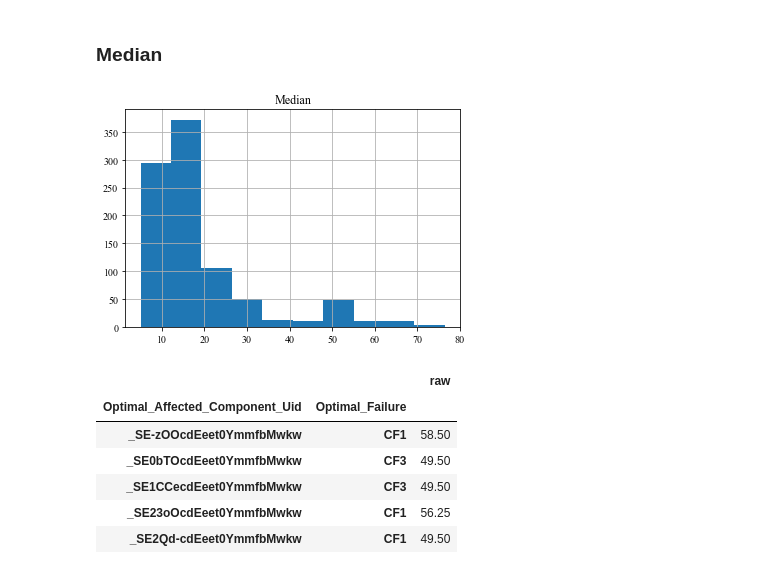
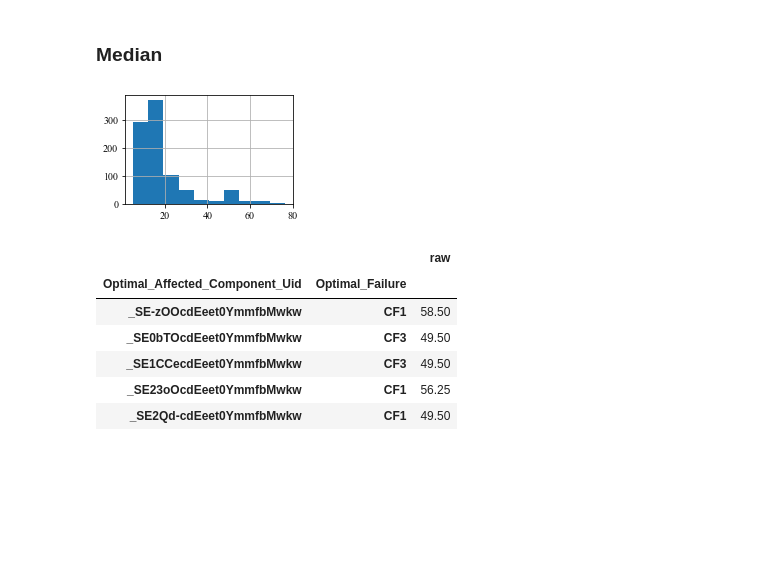
Before and after one commit to hpi-sam/rl-4-self-repair, a Jupyter notebook: data_analysis/01_main_data.ipynb, the cells around one changed output. Cells and saved outputs as stored; diff of their text form; code cells hidden in the pictures; blank space fills up the shorter version.

```diff
--- a/data_analysis/01_main_data.ipynb
+++ b/data_analysis/01_main_data.ipynb
@@ -98,10 +99,10 @@ mean_group[mean_group.raw > 40]
 ### Median
 # %%
 median = dh.data.groupby([dh.data.columns[0], dh.data.columns[1]]).agg('median')
-median.rename(columns={'raw': 'Median'}).hist()
+median.rename(columns={'raw': ''}).hist(figsize=(3,2))
 plt.savefig('data_analysis/01_plots/linear_data_median_pergroup.pdf')
 # %% [output]
-[figure, old version]
+[figure, new version]
 # %%
 # get the outliers
 group = median.apply(lambda x: x)
```
Also changed, not shown: parts of 3 cells of this notebook, 51 other files.
